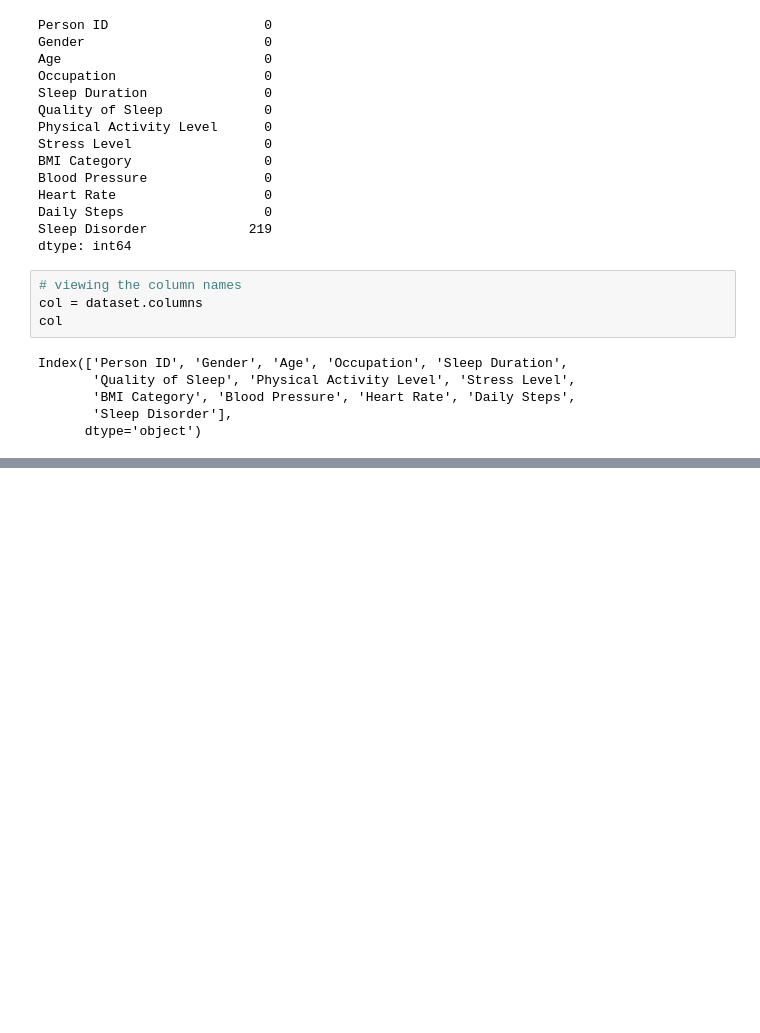
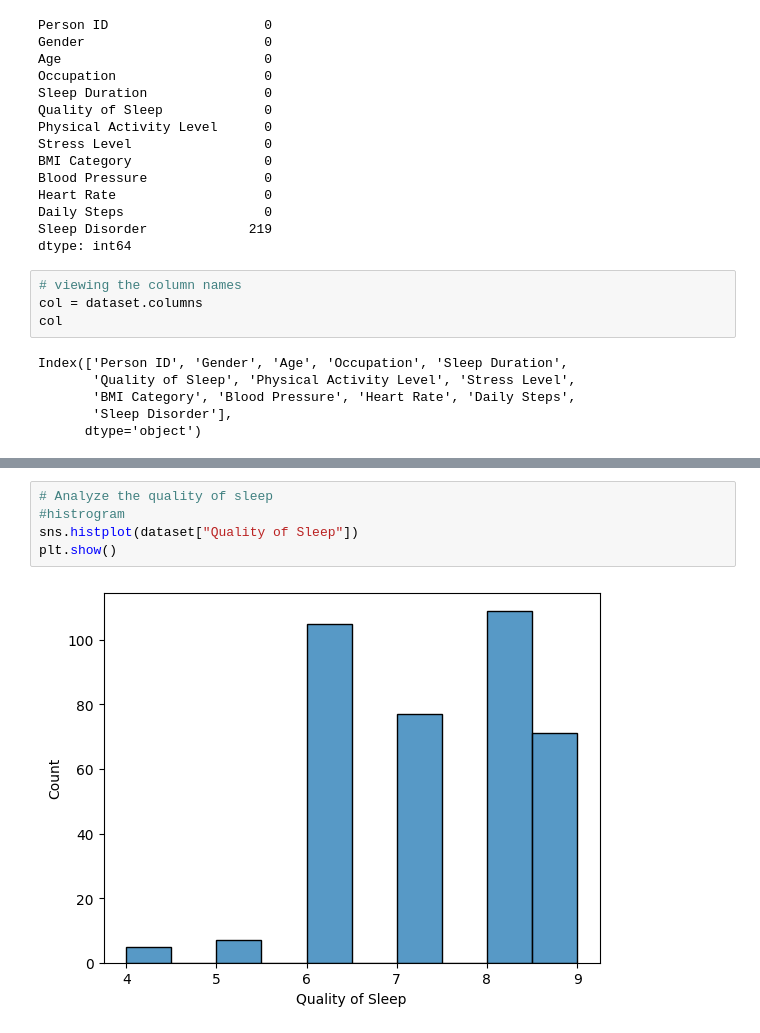
Before and after one commit to suzzzel5/Sleep-health-and-lifestyle-, a Jupyter notebook: notebooks/01_eda.ipynb, the cells around one changed output, grey strips where cells are left out. Drawn from its saved outputs; the diff is of its cells as text; blank space fills up the shorter version.

```diff
--- a/notebooks/01_eda.ipynb
+++ b/notebooks/01_eda.ipynb
@@ -125,0 +150,7 @@ Index(['Person ID', 'Gender', 'Age', 'Occupation', 'Sleep Duration',
+# %%
+# Analyze the quality of sleep
+#histrogram
+sns.histplot(dataset["Quality of Sleep"])
+plt.show()
+# %% [output]
+[figure, added]
```
Also changed, not shown: parts of 2 cells of this notebook.
